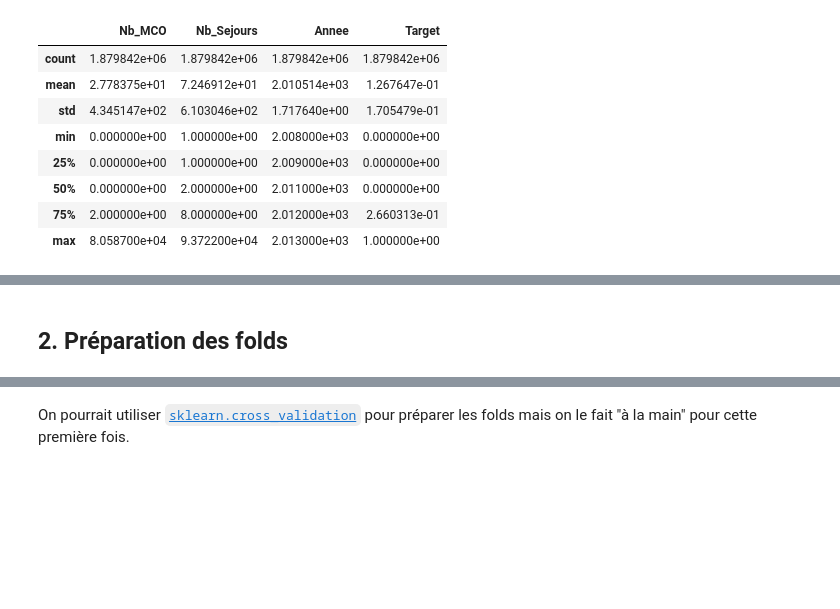
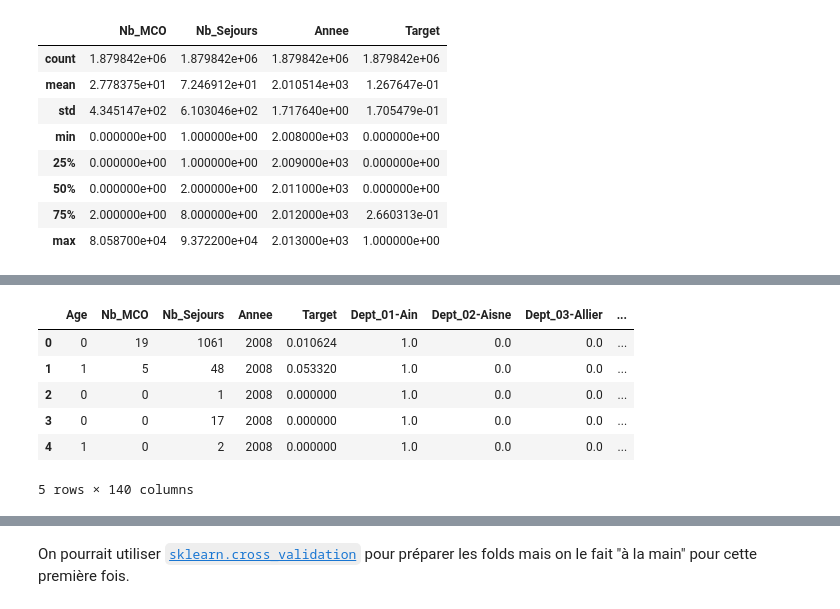
Before and after one commit to MarieCrappe/ANAPchallenge, a Jupyter notebook: Challenge ANAP.ipynb, the cells around one changed output, grey strips where cells are left out. Cells and saved outputs as stored; diff of their text form; code cells hidden in the pictures; blank space fills up the shorter version.

```diff
--- a/Challenge ANAP.ipynb
+++ b/Challenge ANAP.ipynb
@@ -86,2 +103,10 @@ train2.head()
-# %% [markdown]
-## 2. Préparation des folds
+# %%
+train.head()
+# %% [output]
+|  | Age | Nb_MCO | Nb_Sejours | Annee | Target | Dept_01-Ain | Dept_02-Aisne | Dept_03-Allier | ... |
+| 0 | 0 | 19 | 1061 | 2008 | 0.010624 | 1.0 | 0.0 | 0.0 | ... |
+| 1 | 1 | 5 | 48 | 2008 | 0.053320 | 1.0 | 0.0 | 0.0 | ... |
+| 2 | 0 | 0 | 1 | 2008 | 0.000000 | 1.0 | 0.0 | 0.0 | ... |
+| 3 | 0 | 0 | 17 | 2008 | 0.000000 | 1.0 | 0.0 | 0.0 | ... |
+| 4 | 1 | 0 | 2 | 2008 | 0.000000 | 1.0 | 0.0 | 0.0 | ... |
+5 rows × 140 columns
```
Also changed, not shown: parts of 11 cells of this notebook.
